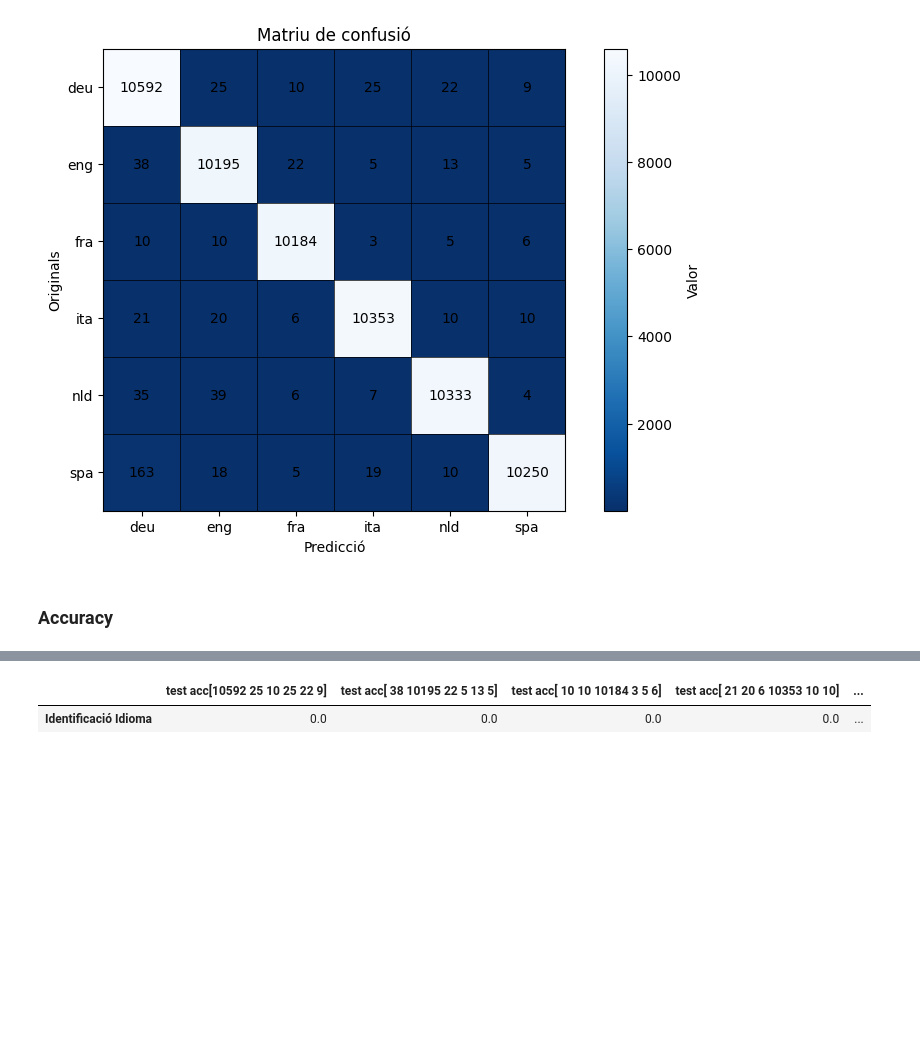
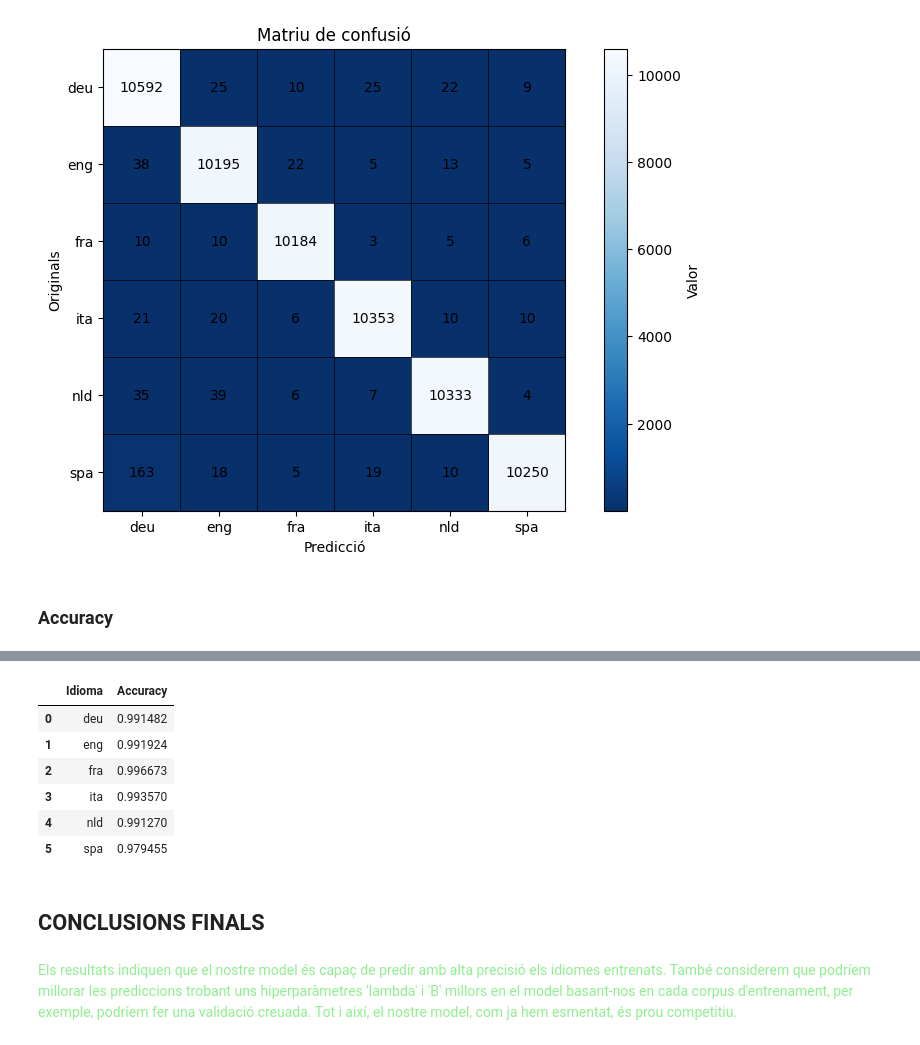
Before and after one commit to mikirop22/Identificacio_idioma, a Jupyter notebook: Identificacio_Idiomes.ipynb, the cells around one changed output, grey strips where cells are left out. Saved outputs shown, nothing was run; the diff lists cells and outputs as text; code cells hidden in the pictures; blank space fills up the shorter version.

```diff
--- a/Identificacio_Idiomes.ipynb
+++ b/Identificacio_Idiomes.ipynb
@@ -379,11 +396,11 @@ def model_LID(text_test, idioma_real):
 # identificació idioma
 texts = [text_processat_deu_tst, text_processat_eng_tst, text_processat_fra_tst, text_processat_ita_tst, text_processat_nld_tst, text_processat_spa_tst]
 
-matriu_resultat = []
+pred_values = []
 for lang, text in zip(idiomes, texts):
     matriz_lang = model_LID(text, lang)
     print(matriz_lang)
-    matriu_resultat.append([matriz_lang[idioma] for idioma in matriz_lang])
+    pred_values.append([matriz_lang[idioma] for idioma in matriz_lang])
 # %% [output]
 {'deu': 10592, 'eng': 25, 'fra': 10, 'ita': 25, 'nld': 22, 'spa': 9}
 {'deu': 38, 'eng': 10195, 'fra': 22, 'ita': 5, 'nld': 13, 'spa': 5}
@@ -417,34 +434,34 @@ true_values
 import matplotlib.pyplot as plt
 import numpy as np
 
-matriz = np.array(matriu_resultat)
+matriz = np.array(pred_values)
 
-# Crear el gráfico de matriz
+# Crear el gràfic de 'pred_values'
 plt.figure(figsize=(10, 6))
 
-# Dibujar la matriz como una imagen
+# Dibuixar la matriu com una imatge
 plt.imshow(matriz, cmap='Blues_r', interpolation='nearest')
 
-# Agregar líneas entre los cuadrados
+# Afegir linies entre els quadrats
 for i in range(matriz.shape[0] + 1):
     plt.axhline(i - 0.5, color='black', linewidth=0.5)
 
 for j in range(matriz.shape[1] + 1):
     plt.axvline(j - 0.5, color='black', linewidth=0.5)
 
-# Agregar etiquetas con los números de la matriz
+# Afegir etiquetes amb els números de la matriu pred_values
 idiomas = ['deu', 'eng', 'fra', 'ita', 'nld', 'spa']
 for i in range(matriz.shape[0]):
     for j in range(matriz.shape[1]):
         plt.text(j, i, str(matriz[i, j]), ha='center', va='center', color='black')
 
-# Ajustar la apariencia del gráfico
+# Ajustar l'aparença del gràfic
 plt.colorbar(label='Valor')
 plt.title('Matriu de confusió')
 plt.xlabel('Predicció')
 plt.ylabel('Originals')
 
-# Añadir las etiquetas de idiomas para las filas y columnas
+# Afegir les etiquetes d'idiomes per a les files i columnes
 plt.xticks(range(len(idiomes)), idiomes)
 plt.yticks(range(len(idiomes)), idiomes)
 
@@ -600,6 +555,39 @@ real_values = np.array(valors_correctes)
-# %%
-results_df = save_results(matriz, real_values, 'Identificació Idioma', results_df)
-results_df
-# %% [output]
-|  | test acc[10592 25 10 25 22 9] | test acc[ 38 10195 22 5 13 5] | test acc[ 10 10 10184 3 5 6] | test acc[ 21 20 6 10353 10 10] | ... |
-| Identificació Idioma | 0.0 | 0.0 | 0.0 | 0.0 | ... |
+# %%
+import pandas as pd
+
+def calculate_metrics(matriu):
+    """
+    Retorna un DataFrame amb la precisió de cada classe de la matriu calculada
+    """
+    dic_accuracy = {}
+
+    for i, lng in enumerate(idiomes):
+
+        # Calcular True Positives, False Positives, False Negatives y True Negatives
+        TP = matriu[i][i]
+        FP = sum(matriu[j][i] for j in range(len(idiomes)) if j != i)
+        FN = sum(matriu[i][j] for j in range(len(idiomes)) if j != i)
+        TN = sum(sum(matriu[j]) for j in range(len(idiomes))) - TP - FP - FN
+
+        # Calcular la precisión y almacenarla en el diccionario
+        dic_accuracy[lng] = TP / (TP + FN)
+
+    # Convertir el diccionario en un DataFrame
+    df_accuracy = pd.DataFrame(dic_accuracy.items(), columns=['Idioma', 'Accuracy'])
+
+    return df_accuracy
+
+df_accuracy = calculate_metrics(pred_values)
+df_accuracy
+# %% [output]
+|  | Idioma | Accuracy |
+| 0 | deu | 0.991482 |
+| 1 | eng | 0.991924 |
+| 2 | fra | 0.996673 |
+| 3 | ita | 0.993570 |
+| 4 | nld | 0.991270 |
+| 5 | spa | 0.979455 |
+# %% [markdown]
+## CONCLUSIONS FINALS
+# %% [markdown]
+<span style="color:lightgreen"> Els resultats indiquen que el nostre model és capaç de predir amb alta precisió els idiomes entrenats. També considerem que podríem millorar les prediccions trobant uns hiperparàmetres 'lambda' i 'B' millors en el model basant-nos en cada corpus d'entrenament, per exemple, podríem fer una validació creuada. Tot i així, el nostre model, com ja hem esmentat, és prou competitiu. </span>
```
Also changed, not shown: parts of 12 cells of this notebook.
